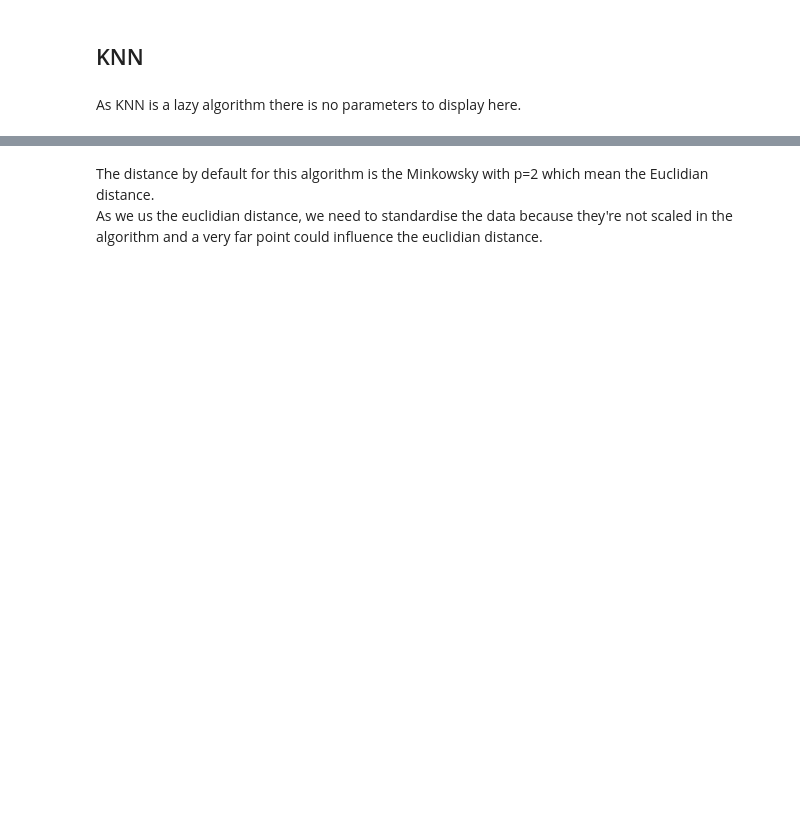
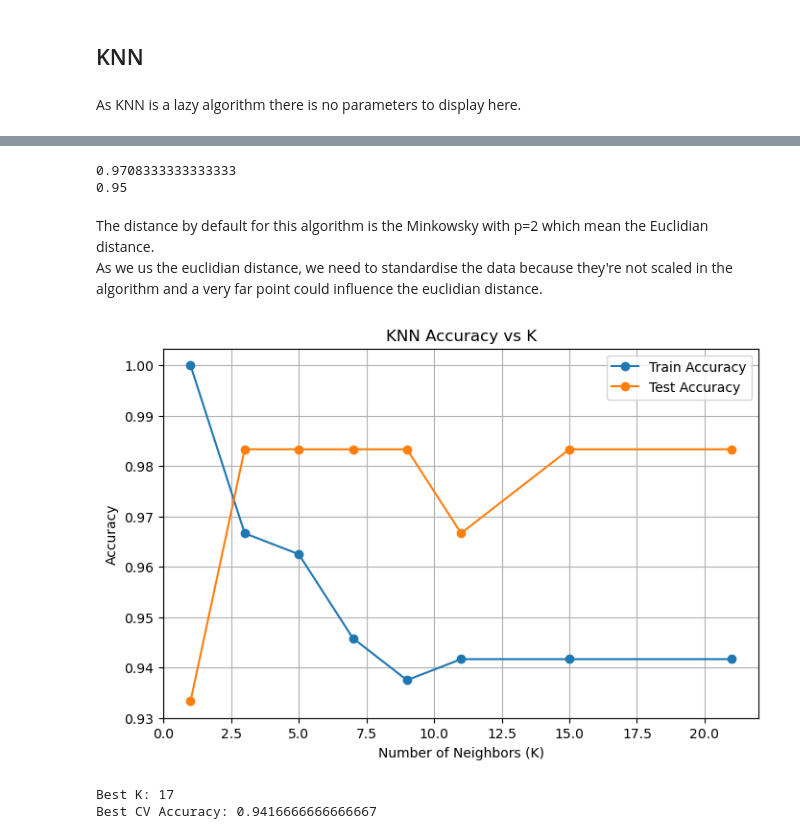
Before and after one commit to Guillaume-melis/Machine_Learning_S1, a Jupyter notebook: TP1/TP1.ipynb, the cells around one changed output, grey strips where cells are left out. Cells and saved outputs as stored; diff of their text form; code cells hidden in the pictures; blank space fills up the shorter version.

```diff
--- a/TP1/TP1.ipynb
+++ b/TP1/TP1.ipynb
@@ -733,3 +707,49 @@ plt.show()
+# %%
+print(knn.score(X_train,y_train))
+print(knn.score(X_test,y_test))
+# %% [output]
+0.9708333333333333
+0.95
 # %% [markdown]
 The distance by default for this algorithm is the Minkowsky with p=2 which mean the Euclidian distance.
 As we us the euclidian distance, we need to standardise the data because they're not scaled in the algorithm and a very far point could influence the euclidian distance.
+# %%
+X_train, X_test, y_train, y_test = train_test_split(X, Y, test_size=0.2, random_state=42, stratify=Y)
+
+# Standardisation
+scaler = StandardScaler()
+X_train_scaled = scaler.fit_transform(X_train)
+X_test_scaled = scaler.transform(X_test)
+
+
+k_values = [1, 3, 5, 7, 9, 11, 15, 21]
+train_scores = []
+test_scores = []
+
+for k in k_values:
+    knn = KNeighborsClassifier(n_neighbors=k)
+    knn.fit(X_train_scaled, y_train)
+
+    train_scores.append(knn.score(X_train_scaled, y_train))
+    test_scores.append(knn.score(X_test_scaled, y_test))
+
+plt.figure(figsize=(8,5))
+plt.plot(k_values, train_scores, label='Train Accuracy', marker='o')
+plt.plot(k_values, test_scores, label='Test Accuracy', marker='o')
+plt.xlabel("Number of Neighbors (K)")
+plt.ylabel("Accuracy")
+plt.title("KNN Accuracy vs K")
+plt.legend()
+plt.grid(True)
+plt.show()
+
+param_grid = {'n_neighbors': range(1, 21)}
+grid = GridSearchCV(KNeighborsClassifier(), param_grid, cv=5, scoring='accuracy')
+grid.fit(X_train_scaled, y_train)
+
+print("Best K:", grid.best_params_['n_neighbors'])
+print("Best CV Accuracy:", grid.best_score_)
+# %% [output]
+[figure, added]
+Best K: 17
+Best CV Accuracy: 0.9416666666666667
```
Also changed, not shown: parts of 53 cells of this notebook.
